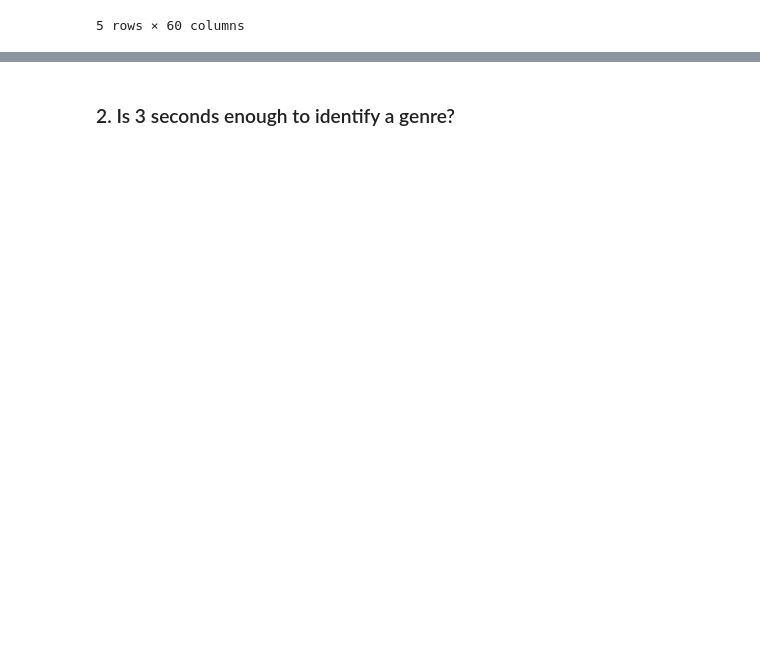
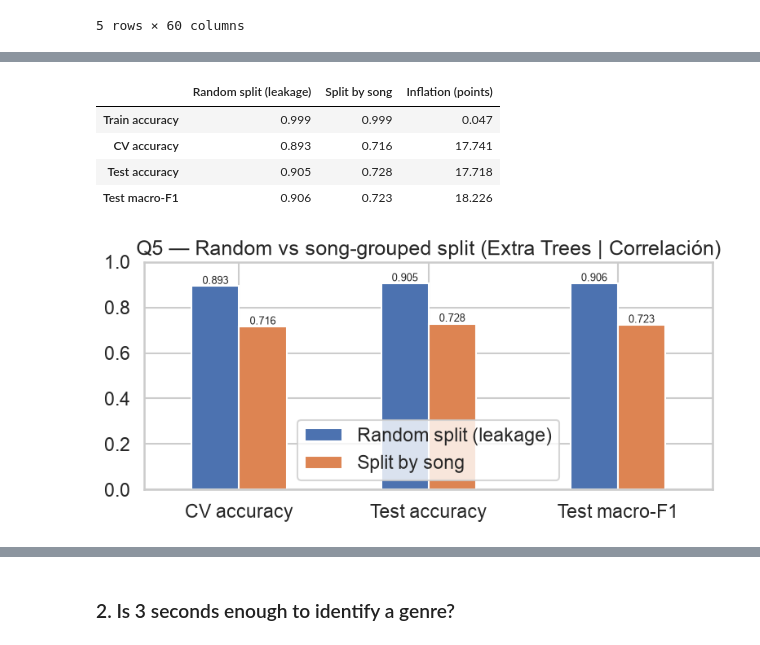
Before and after one commit to annacp04/music-genre-classification, a Jupyter notebook: task_2.ipynb, the cells around one changed output, grey strips where cells are left out. Cells and saved outputs as stored; diff of their text form; code cells hidden in the pictures; blank space fills up the shorter version.

```diff
--- a/task_2.ipynb
+++ b/task_2.ipynb
@@ -225,20 +358,0 @@ This would boost the accuracy and is called DataLeakage. For the sake of this ex
-# %%
-# 1. Dataset de canciones completas
-prep_3s_leak = Preprocessing(
-    feat_3_df,
-    y_name="label",
-    test_size=0.20,
-    random_state=42,
-    drop_duplicates=False,
-)
-
-prep_3s_leak.run()
-
-# 4. Recuperar los datos
-X_train_3s_leak, X_test_3s_leak, y_train_3s_leak, y_test_3s_leak = (
-    prep_3s_leak.get_data()
-)
-
-# This is the well partitioned dataset
-X_train_3s, X_test_3s, y_train_3s, y_test_3s = prep_3s.get_data()
-meta_train_3s, meta_test_3s = prep_3s.get_meta()
@@ -516,0 +359,50 @@ dtype: float64
+# %%
+from sklearn.model_selection import train_test_split
+from sklearn.base import clone
+from sklearn.metrics import accuracy_score, f1_score
+
+best_pipe = models_3.models[best_name_3]          # best 3 s model: Extra Trees | Correlación
+
+# All 3 s segments, already preprocessed (same features and labels as section 3)
+X_all = pd.concat([X_train_3s, X_test_3s], ignore_index=True)
+y_all = np.concatenate([np.asarray(y_train_3s), np.asarray(y_test_3s)])
+g_all = np.concatenate([g_train_3s, g_test_3s])
+
+# A) Random split by SEGMENT: segments of the same song can be in train and test
+tr, te = train_test_split(np.arange(len(y_all)), test_size=0.20, stratify=y_all, random_state=42)
+shared = set(g_all[te]) & set(g_all[tr])
+print(f"Test songs that also have segments in train: {len(shared)} of {len(set(g_all[te]))}")
+
+# Same model; without groups, Models uses random folds -> leakage inside the CV too
+m_leak = Models(X_all.iloc[tr], y_all[tr], n_splits=10)
+m_leak.add_model(best_name_3, clone(best_pipe))
+leak_cv = m_leak.evaluate_all(names=[best_name_3]).iloc[0]
+leak_pred = clone(best_pipe).fit(X_all.iloc[tr], y_all[tr]).predict(X_all.iloc[te])
+
+# B) Split by song: already computed in section 3
+group_cv = results_3s.set_index("Name").loc[best_name_3]
+group_pred = models_3.best_model.predict(X_test_3s)
+
+q5 = pd.DataFrame(
+    {
+        "Random split (leakage)": [
+            leak_cv["Train Acc"], leak_cv["Val Acc"],
+            accuracy_score(y_all[te], leak_pred), f1_score(y_all[te], leak_pred, average="macro"),
+        ],
+        "Split by song": [
+            group_cv["Train Acc"], group_cv["Val Acc"],
+            accuracy_score(y_test_3s, group_pred), f1_score(y_test_3s, group_pred, average="macro"),
+        ],
+    },
+    index=["Train accuracy", "CV accuracy", "Test accuracy", "Test macro-F1"],
+)
+q5["Inflation (points)"] = (q5.iloc[:, 0] - q5.iloc[:, 1]) * 100
+display(q5.round(3))
+
+ax = q5.iloc[1:, :2].plot.bar(rot=0, ylim=(0, 1), figsize=(8, 4))
+for c in ax.containers:
+    ax.bar_label(c, fmt="%.3f", fontsize=9)
+ax.set_title(f"Q5 — Random vs song-grouped split ({best_name_3})")
+plt.tight_layout()
+plt.show()
+# %% [output]
@@ -516,0 +420,6 @@ dtype: float64
+|  | Random split (leakage) | Split by song | Inflation (points) |
+| Train accuracy | 0.999 | 0.999 | 0.047 |
+| CV accuracy | 0.893 | 0.716 | 17.741 |
+| Test accuracy | 0.905 | 0.728 | 17.718 |
+| Test macro-F1 | 0.906 | 0.723 | 18.226 |
+[figure, added]
```
Also changed, not shown: parts of 42 cells of this notebook, 4 other files.
